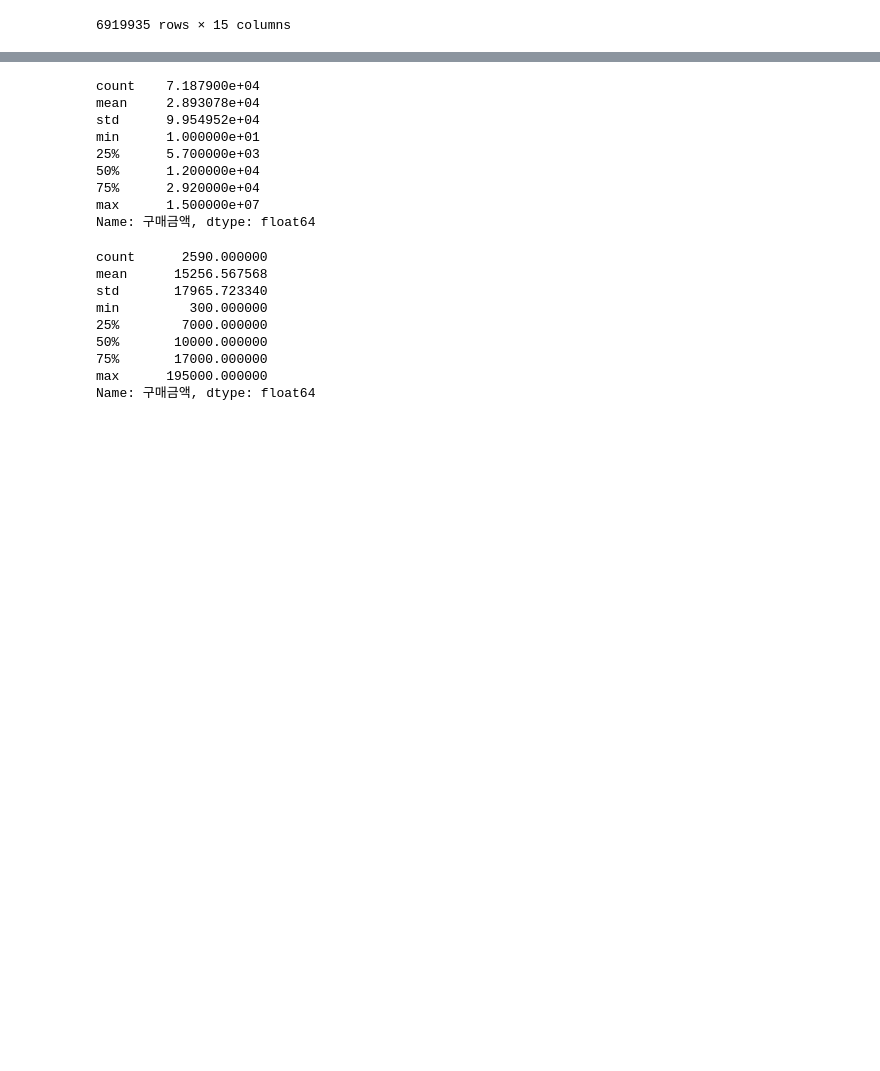
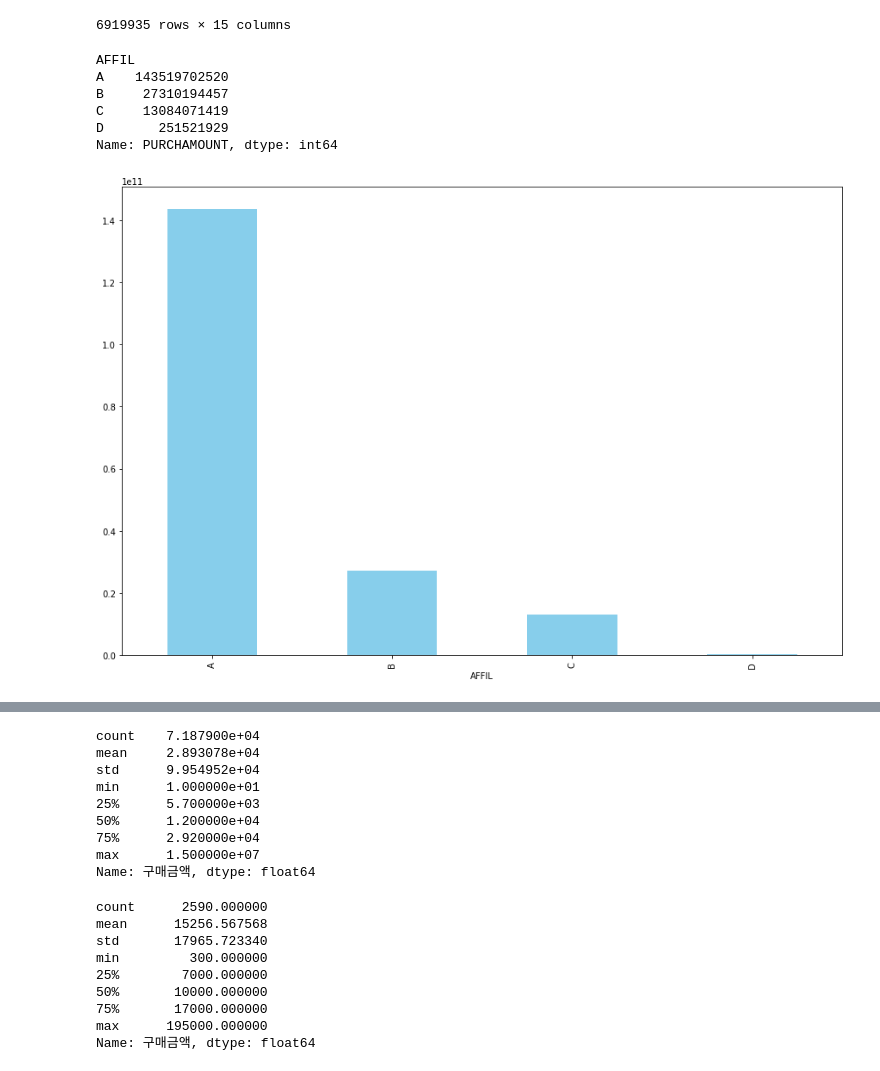
Before and after one commit to zoqls15/python, a Jupyter notebook: lmember.ipynb, the cells around one changed output, grey strips where cells are left out. Drawn from its saved outputs; the diff is of its cells as text; code cells hidden in the pictures; blank space fills up the shorter version.

```diff
--- a/lmember.ipynb
+++ b/lmember.ipynb
@@ -4,7 +4,7 @@ import pandas as pd
 import numpy as np
 import matplotlib.pyplot as plt
 import seaborn as sns
-plt.rc('figure', figsize = (20,10))
+plt.rc('figure', figsize = (15,10))
 # %%
 dff_1415 = pd.read_pickle('./dataset/fall1415.pkl')
 dff_1415
@@ -22,3 +22,20 @@ dff_1415
 | 3449418 | 07598193 | 00033 | 2015-09-16 | 15 | B | 5 | 0510 | B051005 | 018 | ... |
 | 3449419 | 07598193 | 00033 | 2015-09-16 | 15 | B | 9 | 0903 | B090302 | 018 | ... |
 6919935 rows × 15 columns
+# %%
+# 가을시즌 제휴사별 매출총액
+
+df = dff_1415.copy()
+# %%
+# 가을시즌 제휴사별 매출 총액
+a = df.groupby('AFFIL').sum()['PURCHAMOUNT']
+a.plot(kind='bar',color = 'skyblue')
+a
+# %% [output]
+AFFIL
+A    143519702520
+B     27310194457
+C     13084071419
+D       251521929
+Name: PURCHAMOUNT, dtype: int64
+[figure, added]
```
Also changed, not shown: parts of 10 cells of this notebook, 4 other files.
